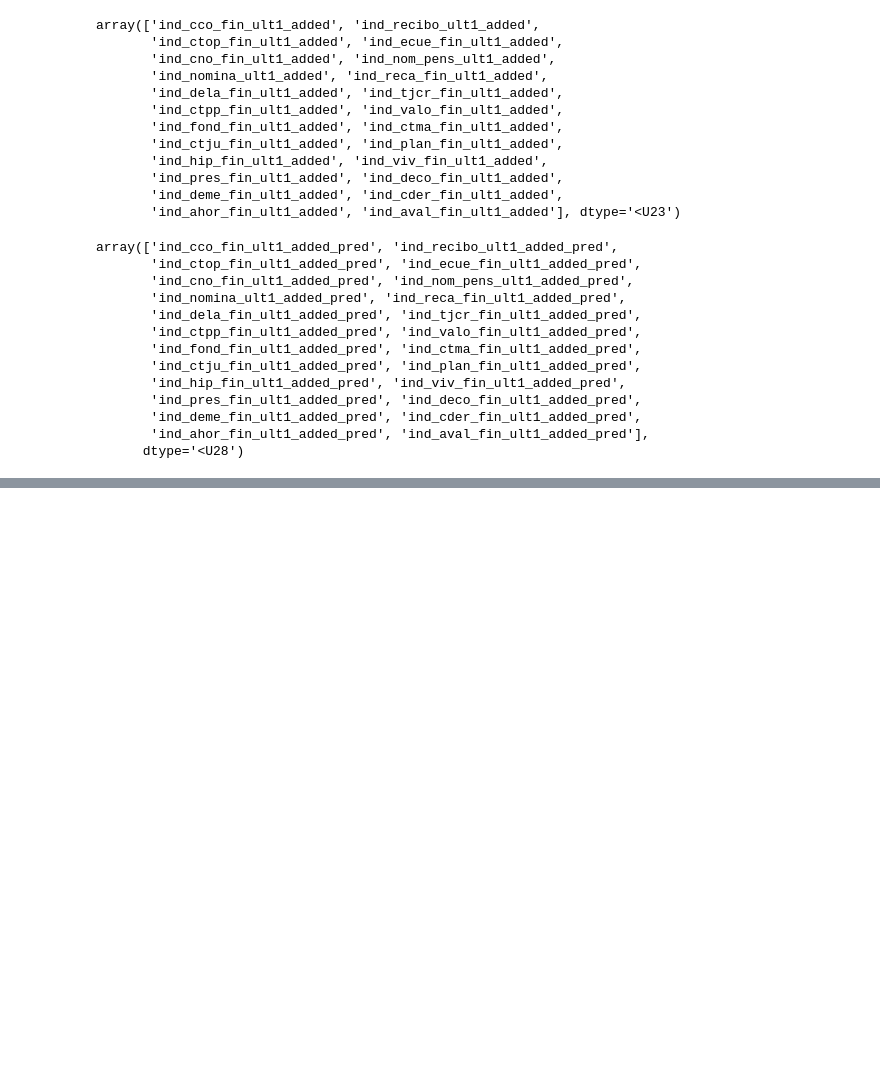
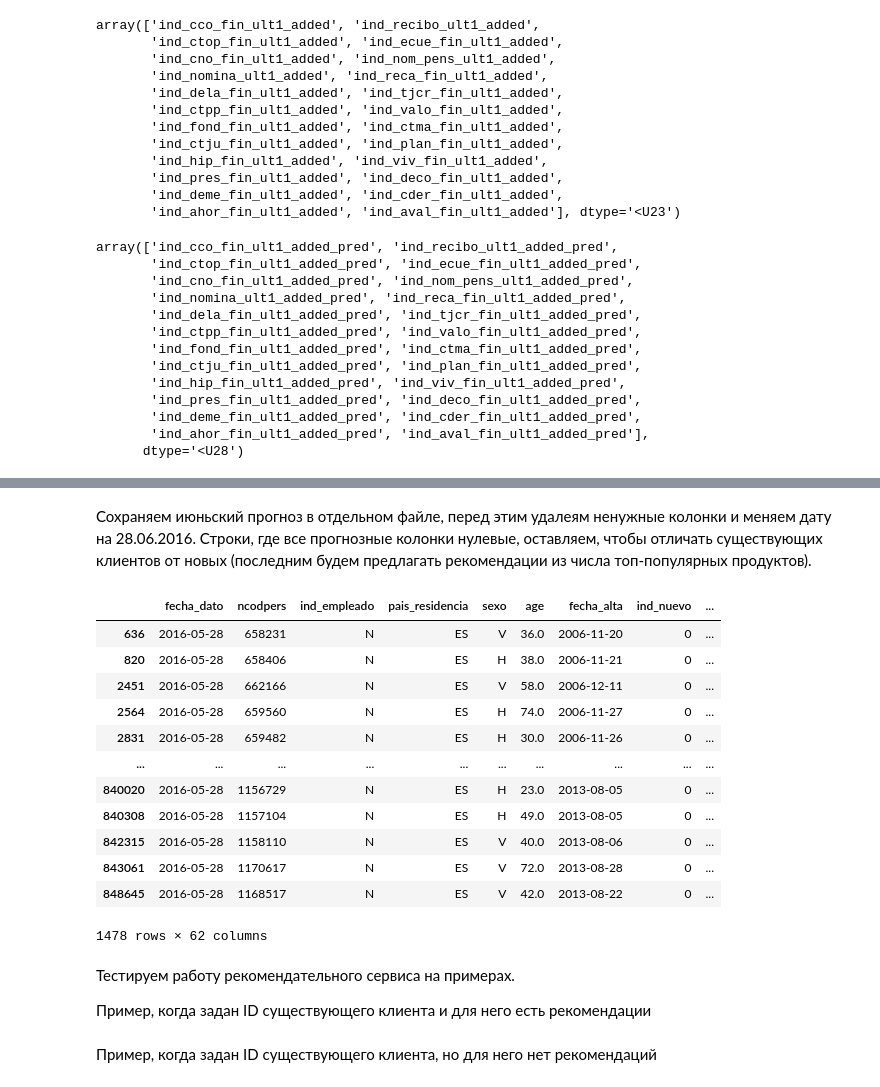
Before and after one commit to ibnkir/bank-recsys-project, a Jupyter notebook: notebooks/eda_ml_notebook.ipynb, the cells around one changed output, grey strips where cells are left out. Cells and saved outputs as stored; diff of their text form; code cells hidden in the pictures; blank space fills up the shorter version.

```diff
--- a/notebooks/eda_ml.ipynb
+++ b/notebooks/eda_ml_notebook.ipynb
@@ -1496,0 +1916,35 @@ mean_precisoin_at_k(Y_test, Y_test_pred, 7)
+# %%
+# Трансформируем признаки
+X_june_transformed = data_preprocessor_base.transform(X_june)
+# %%
+# Делаем инференс
+Y_june_pred = cb_clf_base.predict(X_june_transformed)
+clean_data_test[topn_pop_prods_added_pred_cols] = Y_june_pred
+# %% [markdown]
+Сохраняем июньский прогноз в отдельном файле, перед этим удалеям ненужные колонки и меняем дату на 28.06.2016.
+Строки, где все прогнозные колонки нулевые, оставляем,
+чтобы отличать существующих клиентов от новых (последним будем предлагать
+рекомендации из числа топ-популярных продуктов).
+# %%
+# Из продуктовых колонок оставляем только данные на начало июня и прогнозные top_n колонок
+june_2016_recs = clean_data_test.drop(columns=prods_held_cols + prods_added_cols)
+# %%
+# Меняем дату
+june_2016_recs['fecha_dato'].replace({'2015-05-28':'2015-06-28'}, inplace=True)
+# %%
+# Смотрим результат
+june_2016_recs
+# %% [output]
+|  | fecha_dato | ncodpers | ind_empleado | pais_residencia | sexo | age | fecha_alta | ind_nuevo | ... |
+| 636 | 2016-05-28 | 658231 | N | ES | V | 36.0 | 2006-11-20 | 0 | ... |
+| 820 | 2016-05-28 | 658406 | N | ES | H | 38.0 | 2006-11-21 | 0 | ... |
+| 2451 | 2016-05-28 | 662166 | N | ES | V | 58.0 | 2006-12-11 | 0 | ... |
+| 2564 | 2016-05-28 | 659560 | N | ES | H | 74.0 | 2006-11-27 | 0 | ... |
+| 2831 | 2016-05-28 | 659482 | N | ES | H | 30.0 | 2006-11-26 | 0 | ... |
+| ... | ... | ... | ... | ... | ... | ... | ... | ... | ... |
+| 840020 | 2016-05-28 | 1156729 | N | ES | H | 23.0 | 2013-08-05 | 0 | ... |
+| 840308 | 2016-05-28 | 1157104 | N | ES | H | 49.0 | 2013-08-05 | 0 | ... |
+| 842315 | 2016-05-28 | 1158110 | N | ES | V | 40.0 | 2013-08-06 | 0 | ... |
+| 843061 | 2016-05-28 | 1170617 | N | ES | V | 72.0 | 2013-08-28 | 0 | ... |
+| 848645 | 2016-05-28 | 1168517 | N | ES | V | 42.0 | 2013-08-22 | 0 | ... |
+1478 rows × 62 columns
@@ -1496,0 +1954,4 @@ mean_precisoin_at_k(Y_test, Y_test_pred, 7)
+# %% [markdown]
+Тестируем работу рекомендательного сервиса на примерах.
+
+Пример, когда задан ID существующего клиента и для него есть рекомендации
@@ -1496,0 +1960,2 @@ mean_precisoin_at_k(Y_test, Y_test_pred, 7)
+# %% [markdown]
+Пример, когда задан ID существующего клиента, но для него нет рекомендаций
```
Also changed, not shown: parts of 150 cells of this notebook, 8 other files.
